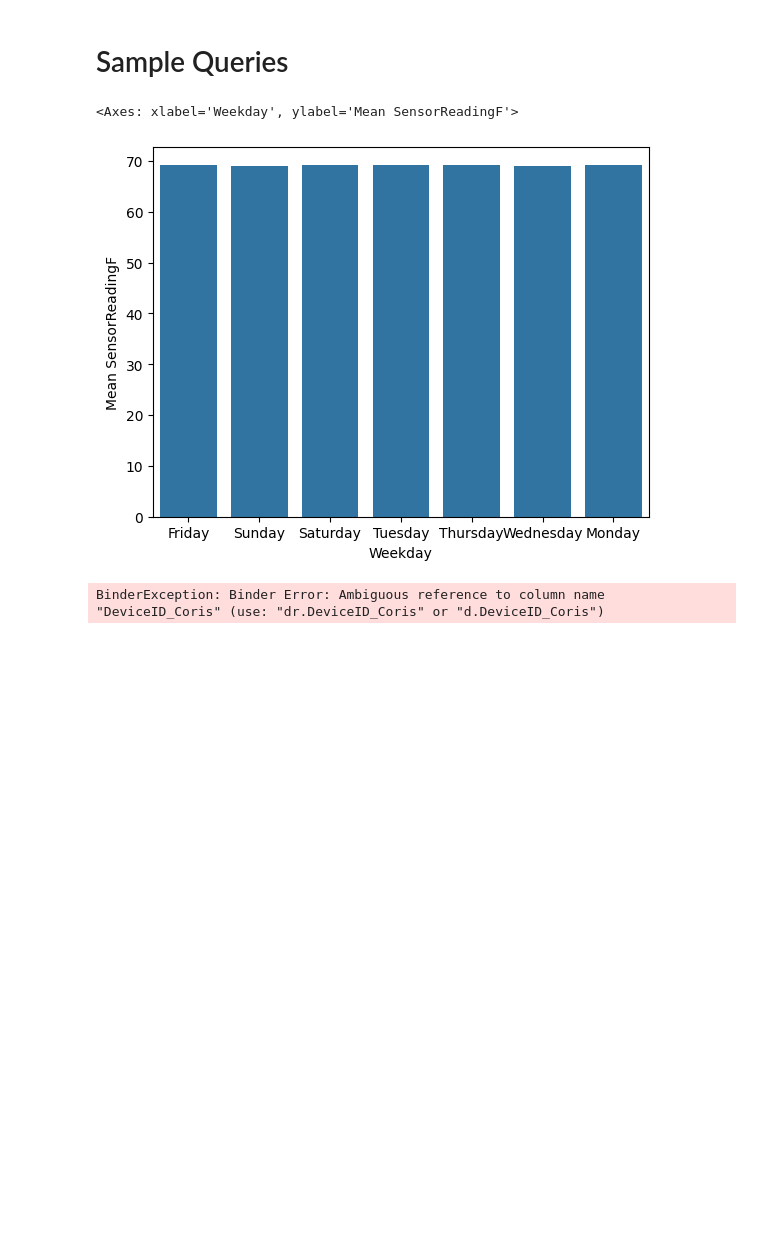
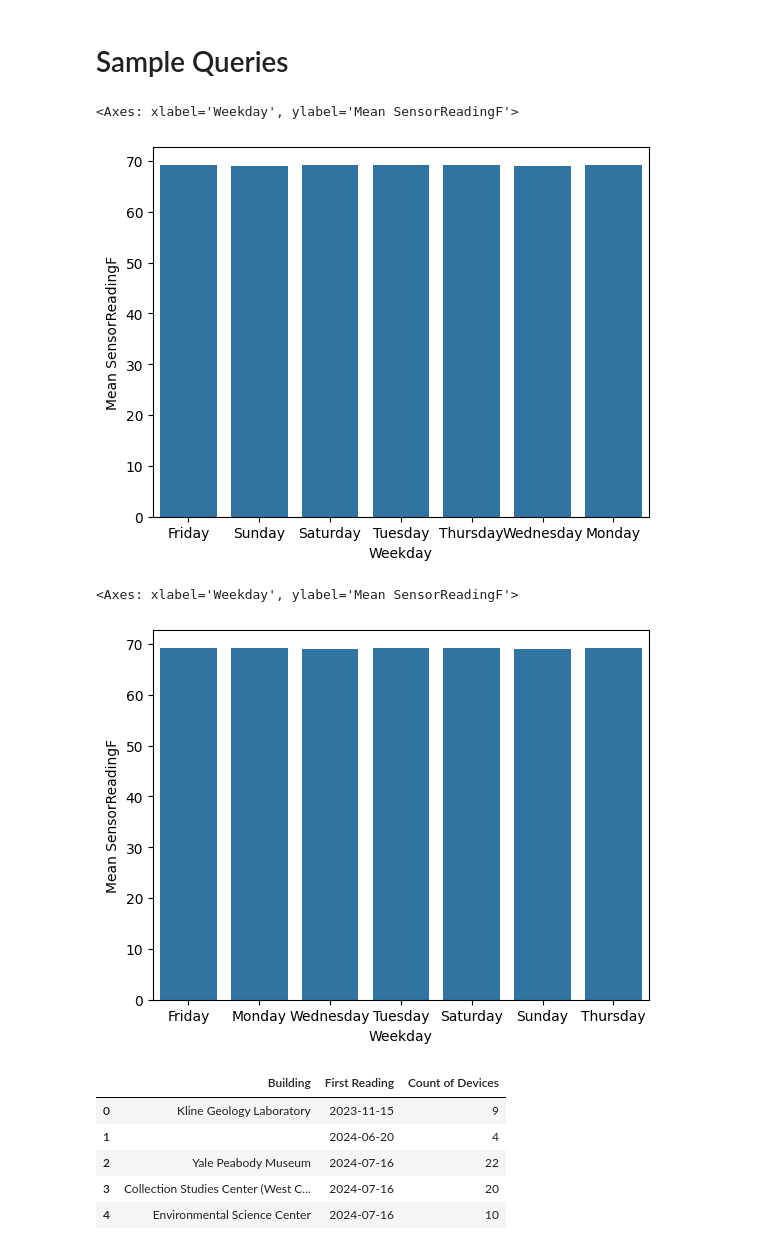
Before and after one commit to Environmental-Pipeline/environmental-sensor-poc, a Jupyter notebook: examples-analysis.ipynb, the cells around one changed output. Saved outputs shown, nothing was run; the diff lists cells and outputs as text; code cells hidden in the pictures; blank space fills up the shorter version.

Commit message:
Add cube example.

```diff
--- a/examples-analysis.ipynb
+++ b/examples-analysis.ipynb
@@ -101,6 +101,28 @@ sns.barplot(x = 'Weekday', y = 'Mean SensorReadingF', data = data)
 # %% [output]
 <Axes: xlabel='Weekday', ylabel='Mean SensorReadingF'>
 [figure]
+# %%
+# Example: Average reading by Weekday - using the cubes.
+
+# join utcs to get weekday.
+# df converts results to a pandas DataFrame.
+
+import seaborn as sns
+
+data = duckdb.sql("""
+    SELECT day_of_week as Weekday, sum(SensorReadingF_sum) / sum(row_count) as 'Mean SensorReadingF'
+    FROM read_parquet('data/device_readings_daily.parquet') AS drd
+    INNER JOIN (SELECT DISTINCT date, day_of_week FROM read_parquet('data/utcs.parquet')) AS u
+        ON drd.date = u.date
+    GROUP BY day_of_week
+""").df()
+
+# need DISTINCT on utcs to prevent duplication.
+
+sns.barplot(x = 'Weekday', y = 'Mean SensorReadingF', data = data)
+# %% [output]
+<Axes: xlabel='Weekday', ylabel='Mean SensorReadingF'>
+[figure, added]
 # %%
 # Buildings: Number of Devices, First Reading.
 
@@ -109,13 +131,19 @@ sns.barplot(x = 'Weekday', y = 'Mean SensorReadingF', data = data)
 # df converts results to a pandas DataFrame.
 
 duckdb.sql("""
-    SELECT Building, min(date) as 'First Reading', count(DISTINCT DeviceID_Coris) as 'Count of Devices'
+    SELECT Building, min(date) as 'First Reading', count(DISTINCT dr.DeviceID_Coris) as 'Count of Devices'
     FROM read_parquet('data/device_readings.parquet') AS dr
     INNER JOIN read_parquet('data/utcs.parquet') AS u
         ON dr.SensorReadingUTC = u.UTC
     INNER JOIN read_parquet('data/devices.parquet') AS d
         ON d.DeviceID_Coris = dr.DeviceID_Coris
     GROUP BY Building
+    ORDER BY min(date)
 """).df()
 # %% [output]
-BinderException: Binder Error: Ambiguous reference to column name "DeviceID_Coris" (use: "dr.DeviceID_Coris" or "d.DeviceID_Coris")
+|  | Building | First Reading | Count of Devices |
+| 0 | Kline Geology Laboratory | 2023-11-15 | 9 |
+| 1 |  | 2024-06-20 | 4 |
+| 2 | Yale Peabody Museum | 2024-07-16 | 22 |
+| 3 | Collection Studies Center (West C... | 2024-07-16 | 20 |
+| 4 | Environmental Science Center | 2024-07-16 | 10 |
```
Also changed, not shown: parts of 1 cell of this notebook.
